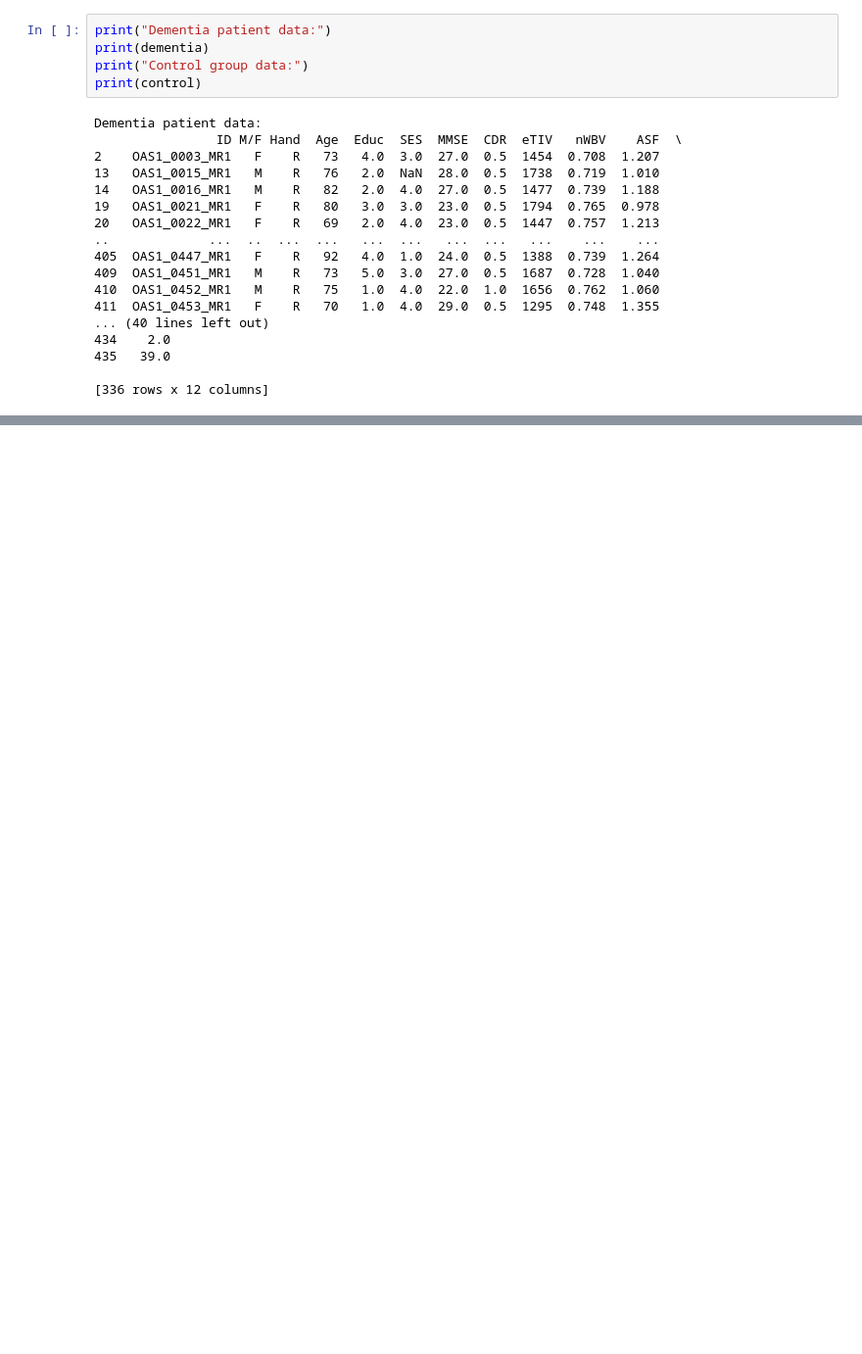
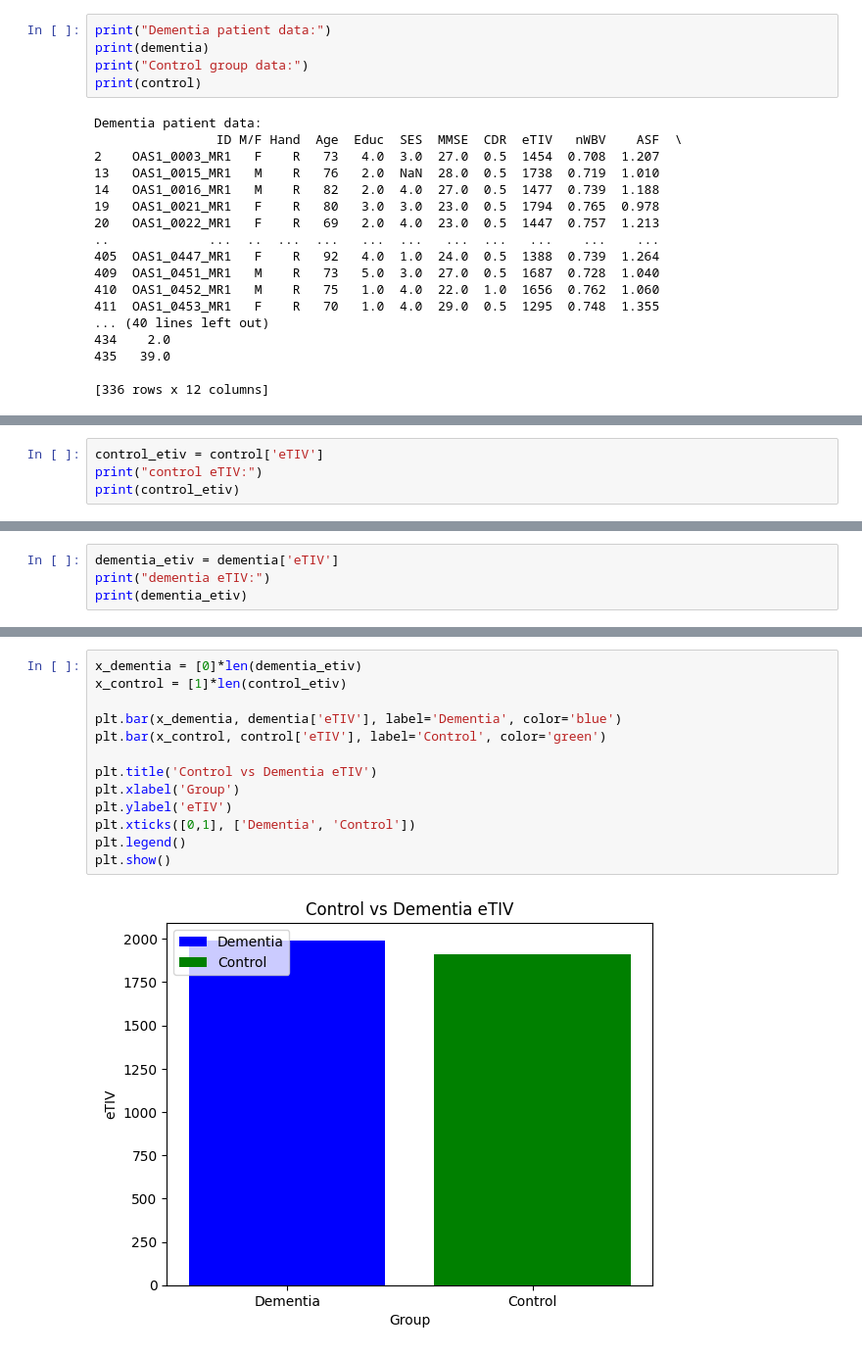
Before and after one commit to LeneMW/Python-Neuro-Biology-Practice, a Jupyter notebook: alzheimersdata.ipynb, the cells around one changed output, grey strips where cells are left out. Shown: that part at 98% size. Cells and saved outputs as stored; diff of their text form; blank space fills up the shorter version.

```diff
--- a/alzheimersdata.ipynb
+++ b/alzheimersdata.ipynb
@@ -52,0 +67,4 @@ Dementia patient data:
+# %%
+control_etiv = control['eTIV']
+print("control eTIV:")
+print(control_etiv)
@@ -52,0 +85,4 @@ Dementia patient data:
+# %%
+dementia_etiv = dementia['eTIV']
+print("dementia eTIV:")
+print(dementia_etiv)
@@ -52,0 +113,15 @@ Dementia patient data:
+# %%
+x_dementia = [0]*len(dementia_etiv)
+x_control = [1]*len(control_etiv)
+
+plt.bar(x_dementia, dementia['eTIV'], label='Dementia', color='blue')
+plt.bar(x_control, control['eTIV'], label='Control', color='green')
+
+plt.title('Control vs Dementia eTIV')
+plt.xlabel('Group')
+plt.ylabel('eTIV')
+plt.xticks([0,1], ['Dementia', 'Control'])
+plt.legend()
+plt.show()
+# %% [output]
+[figure, added]
```
Also changed, not shown: parts of 14 cells of this notebook.
